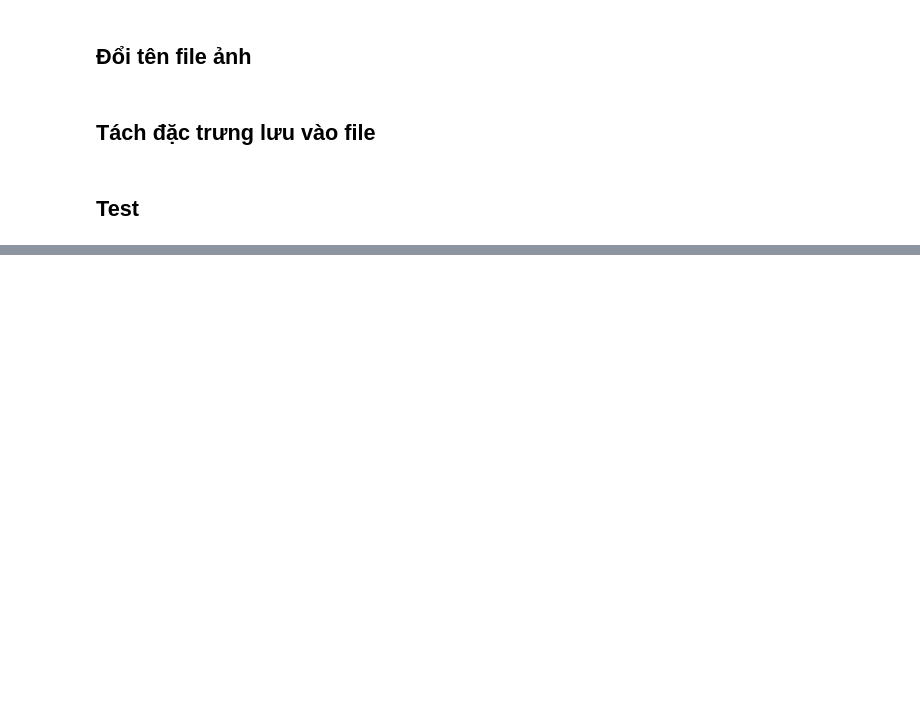
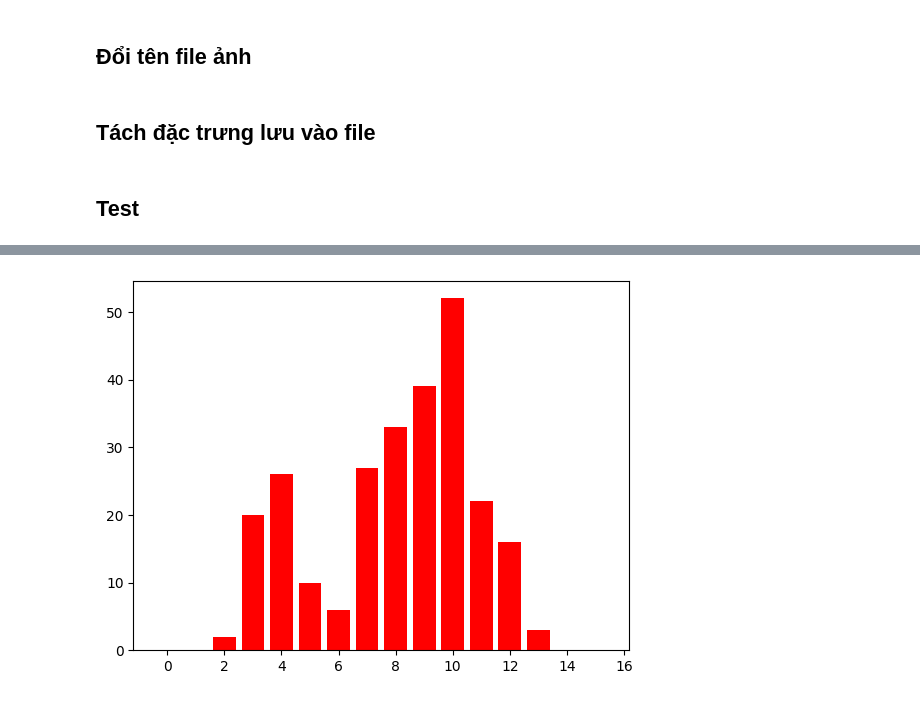
Before and after one commit to Khanhnvtb/Flower-classification-system, a Jupyter notebook: test.ipynb, the cells around one changed output, grey strips where cells are left out. Saved outputs shown, nothing was run; the diff lists cells and outputs as text; code cells hidden in the pictures; blank space fills up the shorter version.

```diff
--- a/test.ipynb
+++ b/test.ipynb
@@ -99,0 +163,30 @@ print(list_distance)
+# %%
+from PIL import Image
+import numpy as np
+from Feature import Feature
+
+def calculateRGBHistogram(image, num_bins):
+        value_bin = 256 / num_bins
+        histogram_of_red    = np.zeros(num_bins)
+        histogram_of_green  = np.zeros(num_bins)
+        histogram_of_blue   = np.zeros(num_bins)
+
+        for i in range(image.shape[0]):
+            for j in range(image.shape[1]):
+                histogram_of_red[int(image[i][j][0] / 256 * value_bin)] += 1
+                histogram_of_green[int(image[i][j][1] / 256 * value_bin)] += 1
+                histogram_of_blue[int(image[i][j][2] / 256 * value_bin)] += 1
+
+        return histogram_of_red, histogram_of_green, histogram_of_blue
+
+image = Image.open('./Flower/hoa cúc huân chương/hoa cúc huân chương01.png')
+image = np.array(image)
+histogram_of_red, histogram_of_green, histogram_of_blue = calculateRGBHistogram(image[48:64,48:64], 16)
+print()
+# %%
+
+import matplotlib.pyplot as plt
+plt.bar(range(16), histogram_of_red, color='red')
+plt.show()
+# %% [output]
+[figure, added]
```
Also changed, not shown: parts of 13 cells of this notebook, 50 other files.
